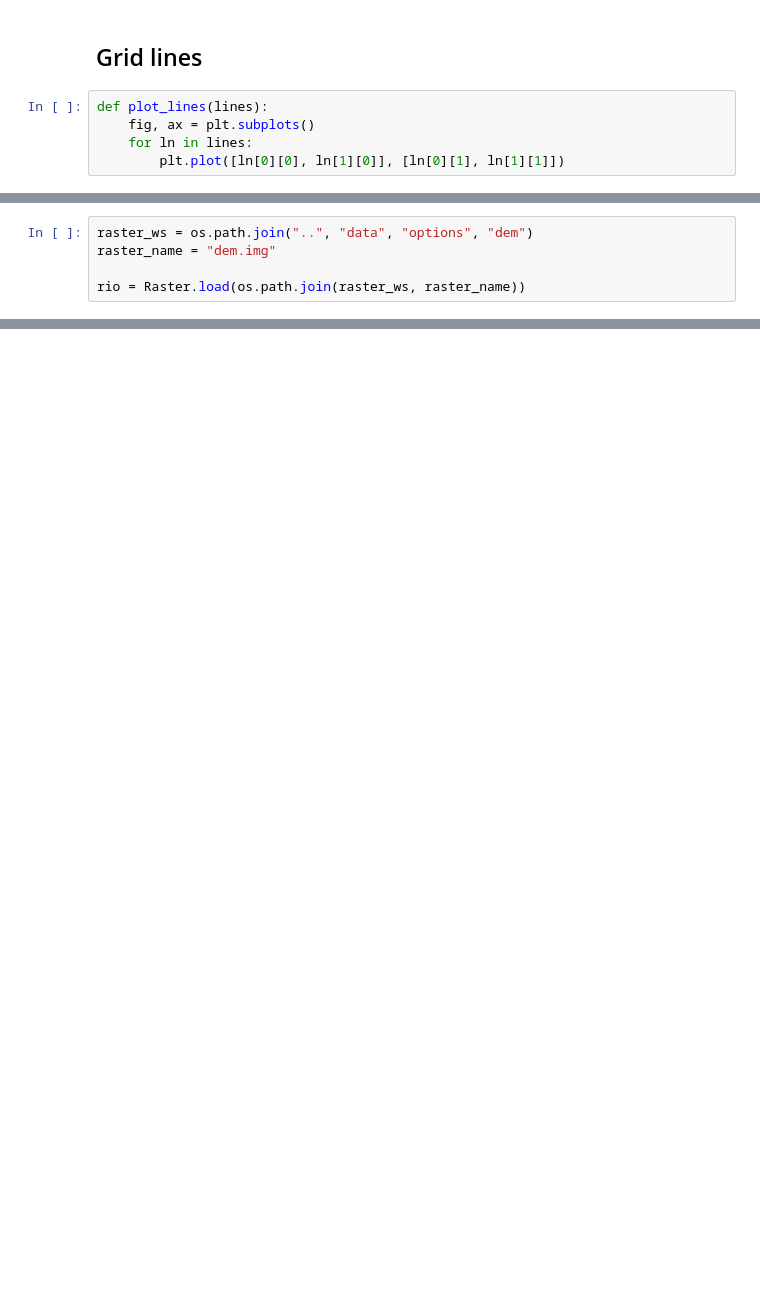
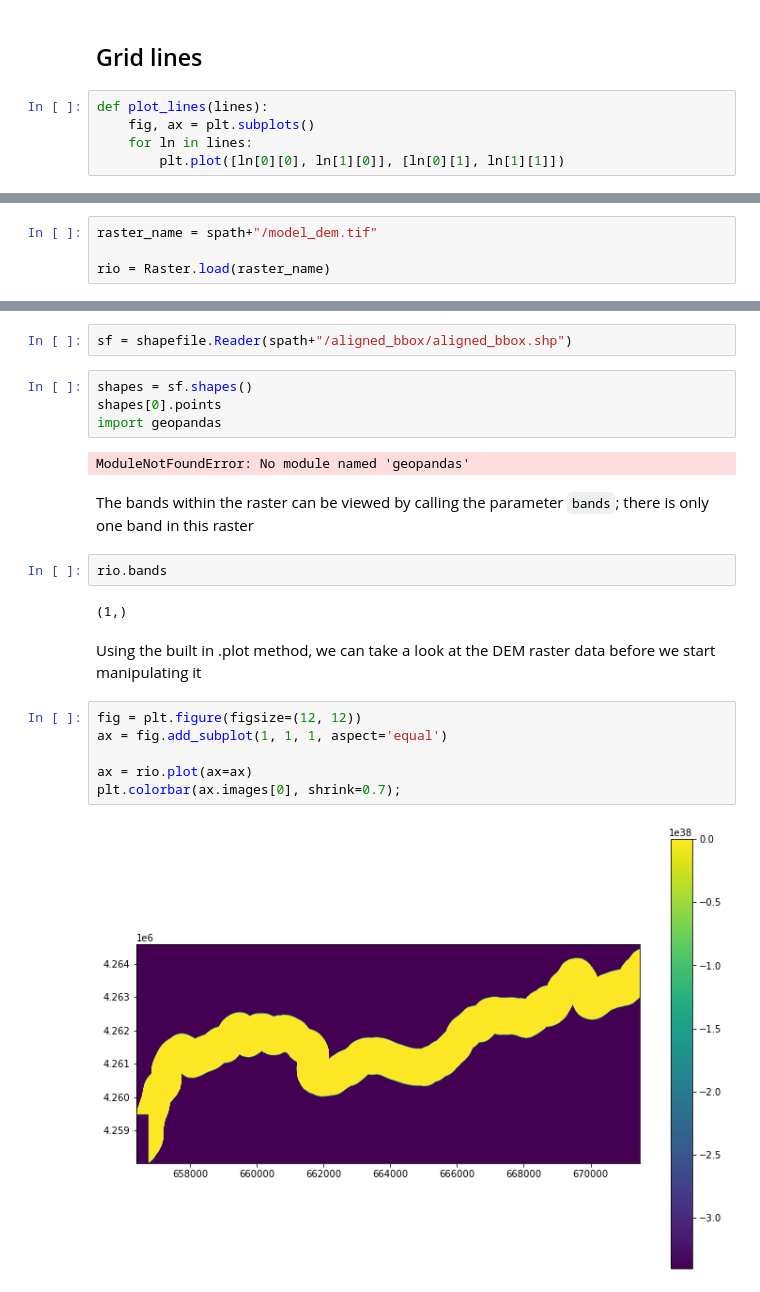
Before and after one commit to ajcalder/modflow-practice, a Jupyter notebook: BasicCosumnes/Basic Cosumnes.ipynb, the cells around one changed output, grey strips where cells are left out. Saved outputs shown, nothing was run; the diff lists cells and outputs as text; blank space fills up the shorter version.

Commit message:
shapefile/raster work
shapefile abilities added

```diff
--- a/BasicCosumnes/Basic Cosumnes.ipynb
+++ b/BasicCosumnes/Basic Cosumnes.ipynb
@@ -132,6 +135 @@ shapely version: 1.7.0
 flopy version: 3.3.0
-# %%
-raster_ws = os.path.join("..", "data", "options", "dem")
-raster_name = "dem.img"
-
-rio = Raster.load(os.path.join(raster_ws, raster_name))
@@ -139,0 +138,4 @@ ImportError: Raster().load(): error importing rasterio - try "pip install raster
+# %%
+raster_name = spath+"/model_dem.tif"
+
+rio = Raster.load(raster_name)
@@ -139,0 +150,24 @@ ImportError: Raster().load(): error importing rasterio - try "pip install raster
+# %%
+sf = shapefile.Reader(spath+"/aligned_bbox/aligned_bbox.shp")
+# %%
+shapes = sf.shapes()
+shapes[0].points
+import geopandas
+# %% [output]
+ModuleNotFoundError: No module named 'geopandas'
+# %% [markdown]
+The bands within the raster can be viewed by calling the parameter `bands`; there is only one band in this raster
+# %%
+rio.bands
+# %% [output]
+(1,)
+# %% [markdown]
+Using the built in .plot method, we can take a look at the DEM raster data before we start manipulating it
+# %%
+fig = plt.figure(figsize=(12, 12))
+ax = fig.add_subplot(1, 1, 1, aspect='equal')
+
+ax = rio.plot(ax=ax)
+plt.colorbar(ax.images[0], shrink=0.7);
+# %% [output]
+[figure, added]
```
Also changed, not shown: parts of 11 cells of this notebook.
